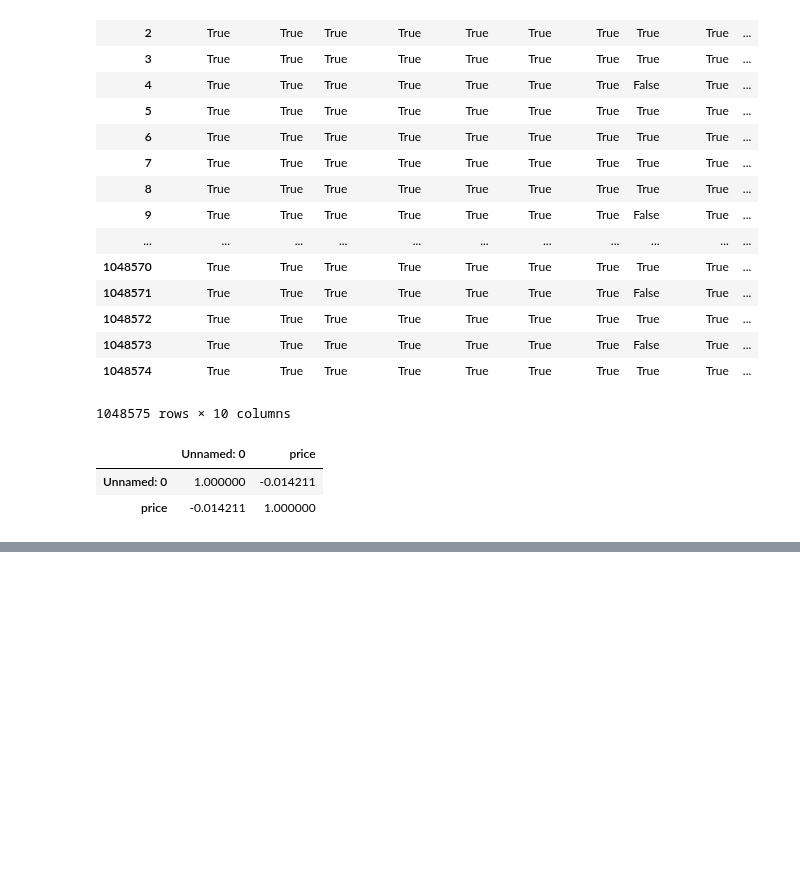
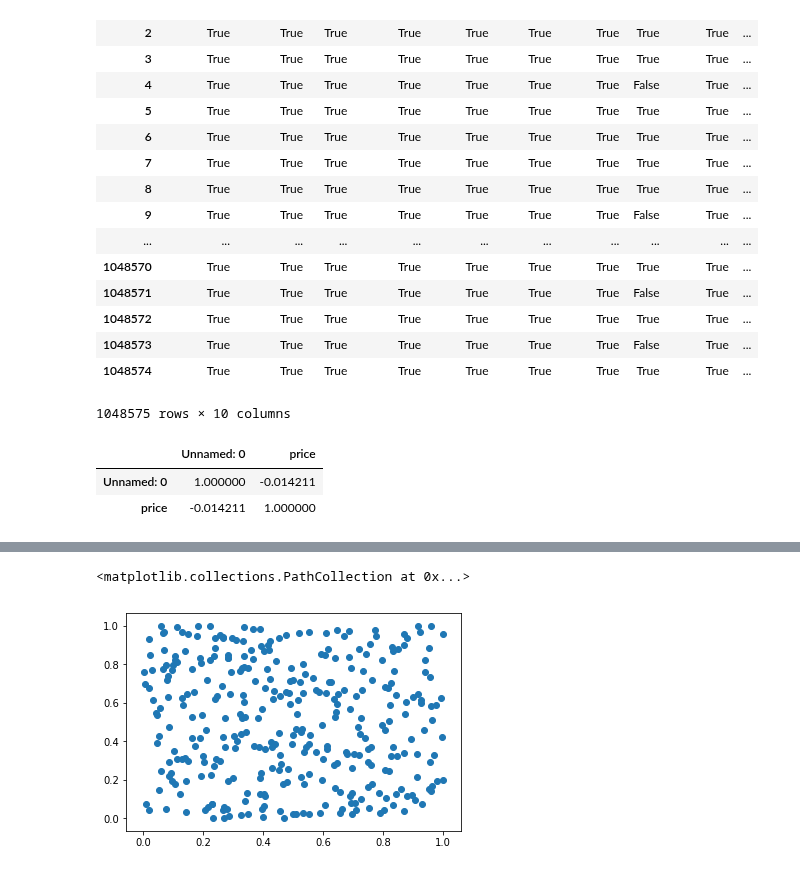
Before and after one commit to SANYAM1996/scatter-plotter, a Jupyter notebook: SP_TRAIN.ipynb, the cells around one changed output, grey strips where cells are left out. Cells and saved outputs as stored; diff of their text form; code cells hidden in the pictures; blank space fills up the shorter version.

```diff
--- a/SP_TRAIN.ipynb
+++ b/SP_TRAIN.ipynb
@@ -437,0 +441,6 @@ newdf.corr()
+# %%
+plt.scatter(newdf[3],newdf[7])
+# here we can see the data is spread
+# %% [output]
+<matplotlib.collections.PathCollection at 0x...>
+[figure, added]
```
Also changed, not shown: parts of 17 cells of this notebook, 1 other file.
